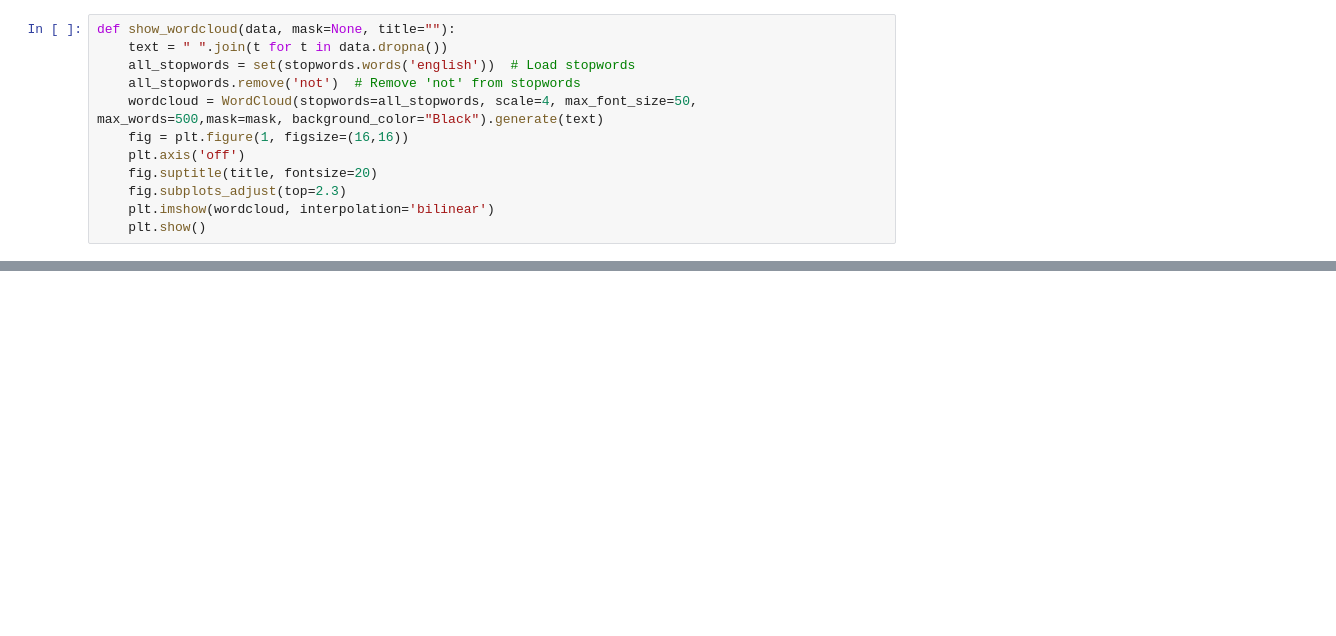
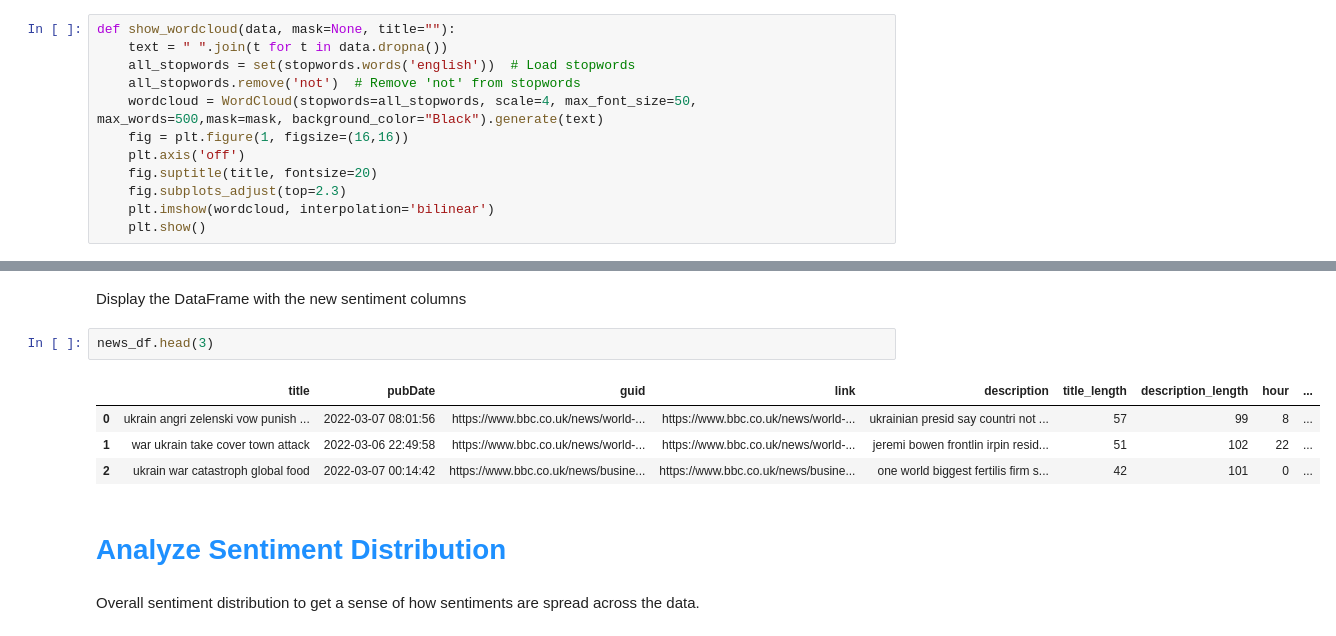
Before and after one commit to WalidKW/BBC_News, a Jupyter notebook: BBC_News.ipynb, the cells around one changed output, grey strips where cells are left out. Saved outputs shown, nothing was run; the diff lists cells and outputs as text; blank space fills up the shorter version.

```diff
--- a/BBC_News.ipynb
+++ b/BBC_News.ipynb
@@ -232,0 +320,13 @@ def find_sentiment(post):
+# %% [markdown]
+Display the DataFrame with the new sentiment columns
+# %%
+news_df.head(3)
+# %% [output]
+|  | title | pubDate | guid | link | description | title_length | description_length | hour | ... |
+| 0 | ukrain angri zelenski vow punish ... | 2022-03-07 08:01:56 | https://www.bbc.co.uk/news/world-... | https://www.bbc.co.uk/news/world-... | ukrainian presid say countri not ... | 57 | 99 | 8 | ... |
+| 1 | war ukrain take cover town attack | 2022-03-06 22:49:58 | https://www.bbc.co.uk/news/world-... | https://www.bbc.co.uk/news/world-... | jeremi bowen frontlin irpin resid... | 51 | 102 | 22 | ... |
+| 2 | ukrain war catastroph global food | 2022-03-07 00:14:42 | https://www.bbc.co.uk/news/busine... | https://www.bbc.co.uk/news/busine... | one world biggest fertilis firm s... | 42 | 101 | 0 | ... |
+# %% [markdown]
+# <span style='color:dodgerblue; font-weight:bold;'>Analyze Sentiment Distribution</span>
+# %% [markdown]
+Overall sentiment distribution to get a sense of how sentiments are spread across the data.
```
Also changed, not shown: parts of 47 cells of this notebook, 1 other file.
